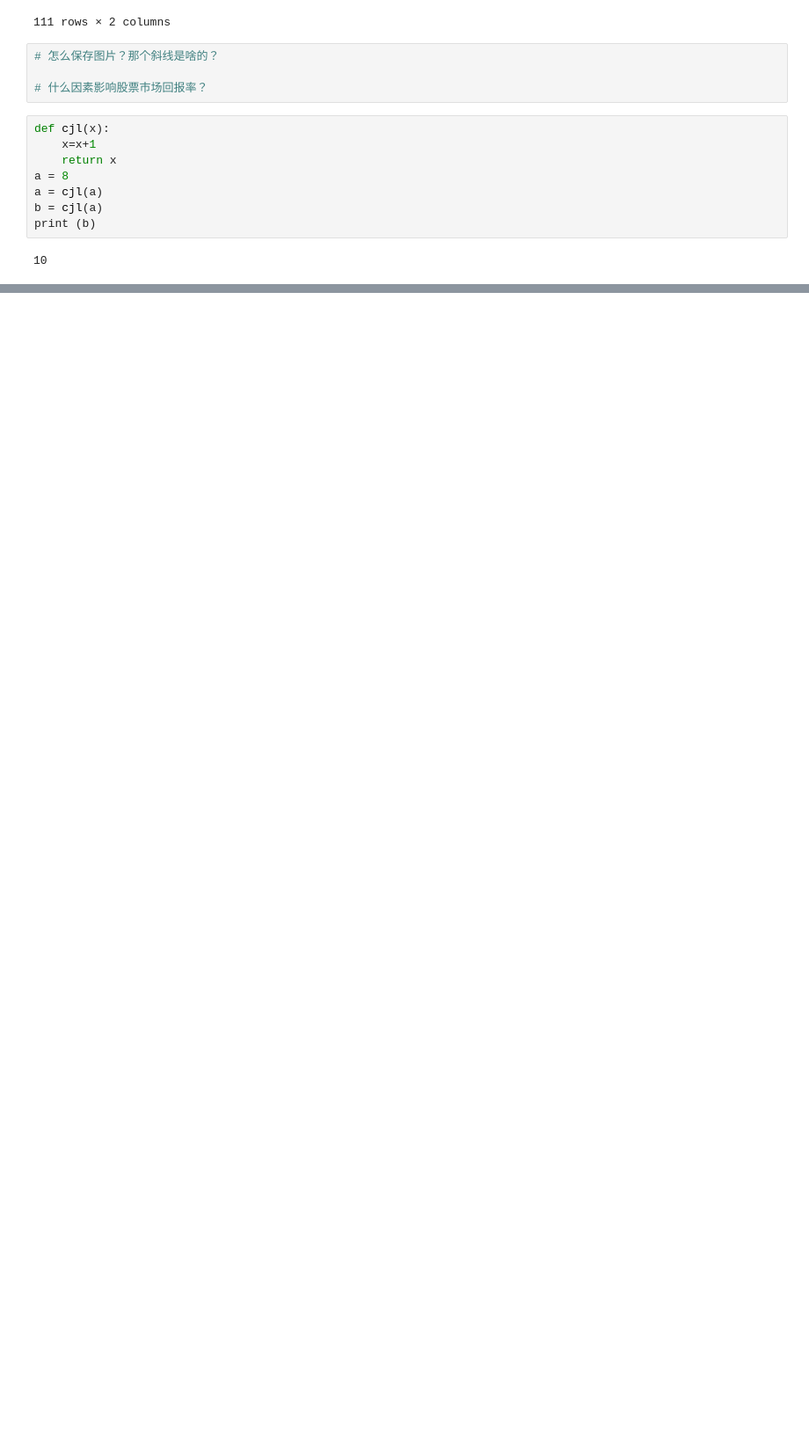
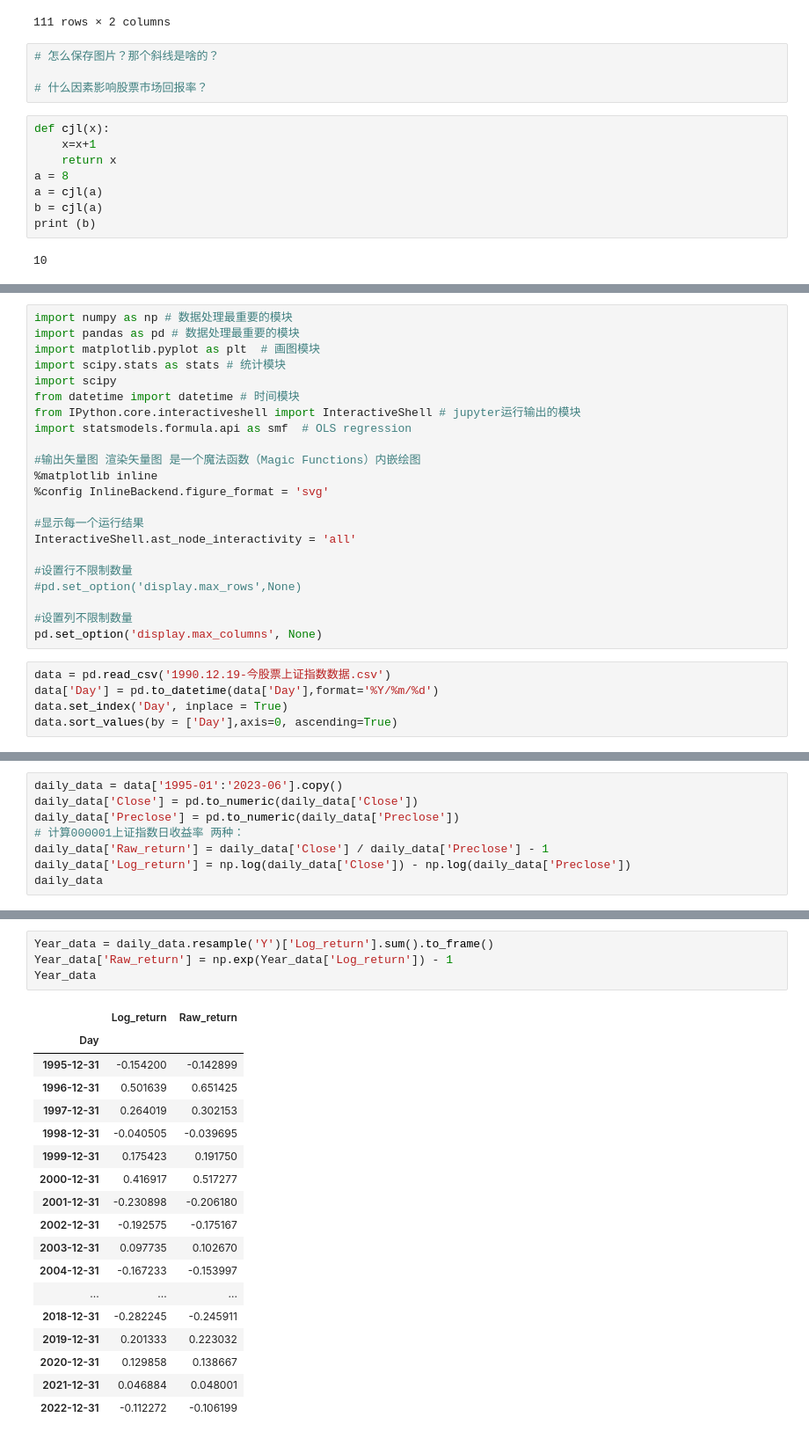
Before and after one commit to chenjialu1230/chen, a Jupyter notebook: Untitled-1.ipynb, the cells around one changed output, grey strips where cells are left out. Shown at 88% size. Saved outputs shown, nothing was run; the diff lists cells and outputs as text; blank space fills up the shorter version.

```diff
--- a/Untitled-1.ipynb
+++ b/Untitled-1.ipynb
@@ -692 +692,28 @@ Wall time: 212 ms
 [drawing not drawn]
+# %%
+import numpy as np # 数据处理最重要的模块
+import pandas as pd # 数据处理最重要的模块
+import matplotlib.pyplot as plt  # 画图模块
+import scipy.stats as stats # 统计模块
+import scipy
+from datetime import datetime # 时间模块
+from IPython.core.interactiveshell import InteractiveShell # jupyter运行输出的模块
+import statsmodels.formula.api as smf  # OLS regression
+
+#输出矢量图 渲染矢量图 是一个魔法函数（Magic Functions）内嵌绘图
+%matplotlib inline
+%config InlineBackend.figure_format = 'svg'
+
+#显示每一个运行结果
+InteractiveShell.ast_node_interactivity = 'all'
+
+#设置行不限制数量
+#pd.set_option('display.max_rows',None)
+
+#设置列不限制数量
+pd.set_option('display.max_columns', None)
+# %%
+data = pd.read_csv('1990.12.19-今股票上证指数数据.csv')
+data['Day'] = pd.to_datetime(data['Day'],format='%Y/%m/%d')
+data.set_index('Day', inplace = True)
+data.sort_values(by = ['Day'],axis=0, ascending=True)
@@ -692,0 +735,8 @@ Wall time: 212 ms
+# %%
+daily_data = data['1995-01':'2023-06'].copy()
+daily_data['Close'] = pd.to_numeric(daily_data['Close'])
+daily_data['Preclose'] = pd.to_numeric(daily_data['Preclose'])
+# 计算000001上证指数日收益率 两种：
+daily_data['Raw_return'] = daily_data['Close'] / daily_data['Preclose'] - 1
+daily_data['Log_return'] = np.log(daily_data['Close']) - np.log(daily_data['Preclose'])
+daily_data
@@ -692,0 +796,23 @@ Wall time: 212 ms
+# %%
+Year_data = daily_data.resample('Y')['Log_return'].sum().to_frame()
+Year_data['Raw_return'] = np.exp(Year_data['Log_return']) - 1
+Year_data
+# %% [output]
+|  | Log_return | Raw_return |
+| Day |  |  |
+| 1995-12-31 | -0.154200 | -0.142899 |
+| 1996-12-31 | 0.501639 | 0.651425 |
+| 1997-12-31 | 0.264019 | 0.302153 |
+| 1998-12-31 | -0.040505 | -0.039695 |
+| 1999-12-31 | 0.175423 | 0.191750 |
+| 2000-12-31 | 0.416917 | 0.517277 |
+| 2001-12-31 | -0.230898 | -0.206180 |
+| 2002-12-31 | -0.192575 | -0.175167 |
+| 2003-12-31 | 0.097735 | 0.102670 |
+| 2004-12-31 | -0.167233 | -0.153997 |
+| ... | ... | ... |
+| 2018-12-31 | -0.282245 | -0.245911 |
+| 2019-12-31 | 0.201333 | 0.223032 |
+| 2020-12-31 | 0.129858 | 0.138667 |
+| 2021-12-31 | 0.046884 | 0.048001 |
+| 2022-12-31 | -0.112272 | -0.106199 |
```
Also changed, not shown: parts of 15 cells of this notebook, 3 other files.
